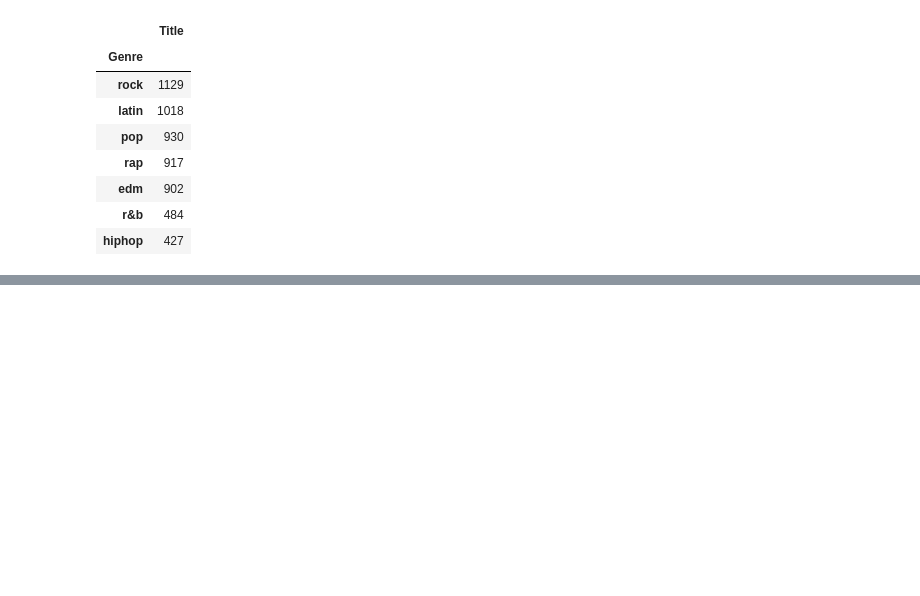
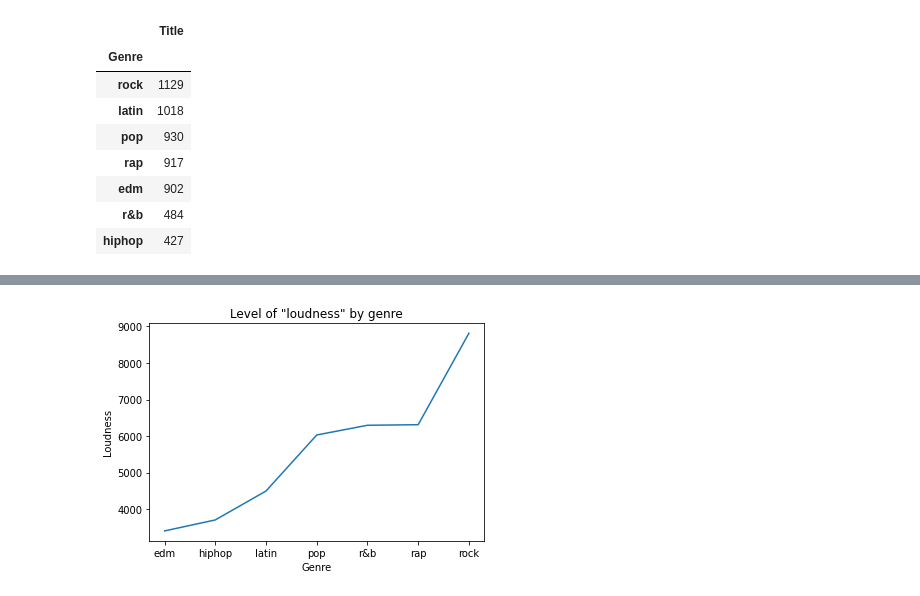
Before and after one commit to santiago-giordano/spotifydataproject, a Jupyter notebook: spotifydf.ipynb, the cells around one changed output, grey strips where cells are left out. Saved outputs shown, nothing was run; the diff lists cells and outputs as text; code cells hidden in the pictures; blank space fills up the shorter version.

```diff
--- a/spotifydf.ipynb
+++ b/spotifydf.ipynb
@@ -259,0 +272,4 @@ spot_genre_afeat
+# %%
+#Se extraen los valores numéricos absolutos (columna "loudness" tiene valores negativos)
+spot_genre_afeat = spot_genre_afeat.abs()
+spot_genre_afeat
@@ -262,0 +293,4 @@ spot_genre_afeat.to_excel("spot_genre_afeat.xlsx", sheet_name='Spotify Audio Fea
+# %%
+#Se convierte el index en columna
+spot_genre_afeat.reset_index(inplace=True)
+spot_genre_afeat
@@ -262,0 +306,12 @@ spot_genre_afeat.to_excel("spot_genre_afeat.xlsx", sheet_name='Spotify Audio Fea
+# %%
+#Se genera un gráfico de línea con los valores de 'loudness' según género
+x = spot_genre_afeat['Genre']
+y = spot_genre_afeat['loudness'].sort_values(ascending=True)
+
+plt.plot(x,y)
+plt.title('Level of "loudness" by genre')
+plt.xlabel('Genre')
+plt.ylabel('Loudness')
+plt.show()
+# %% [output]
+[figure, added]
```
Also changed, not shown: parts of 16 cells of this notebook.
